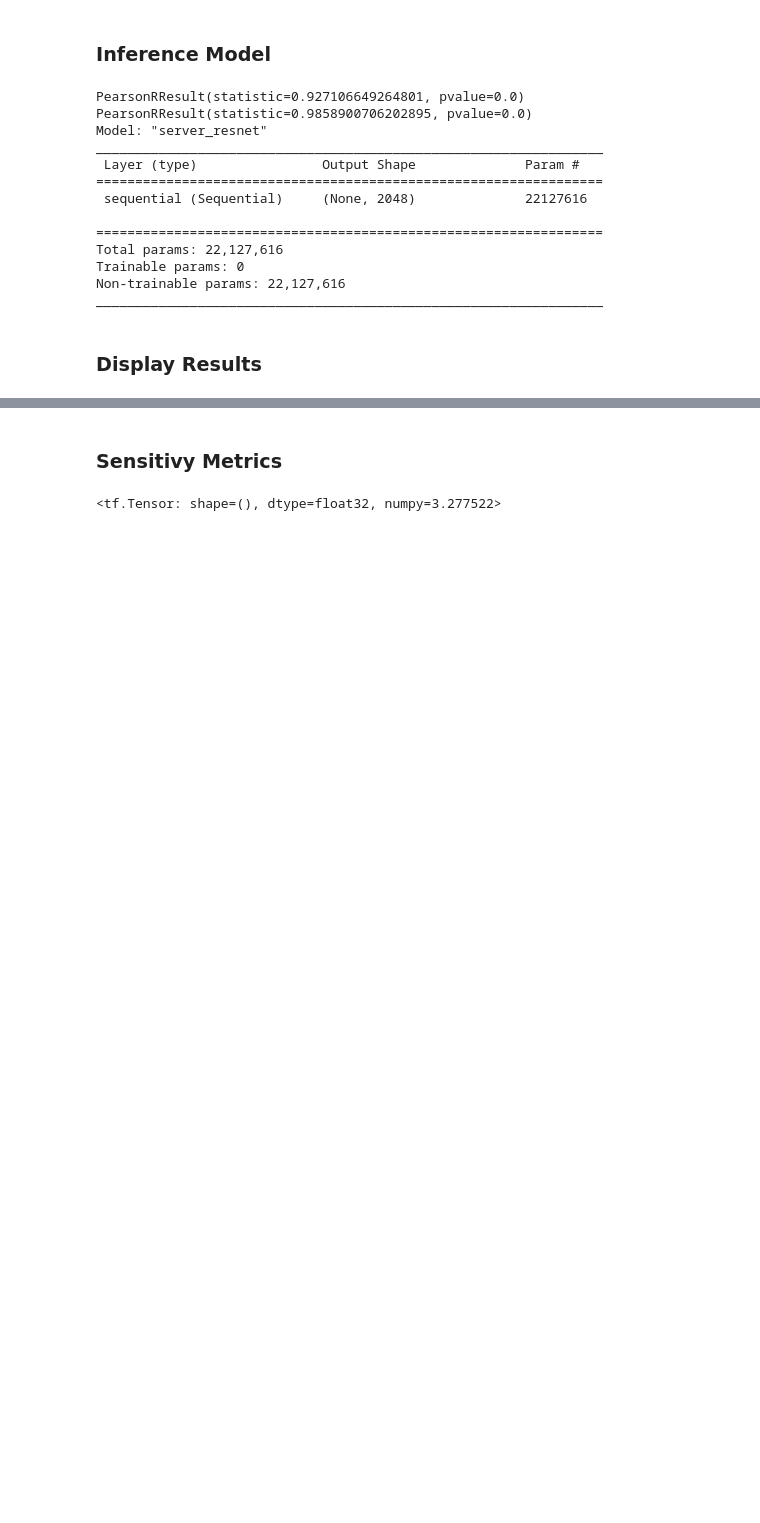
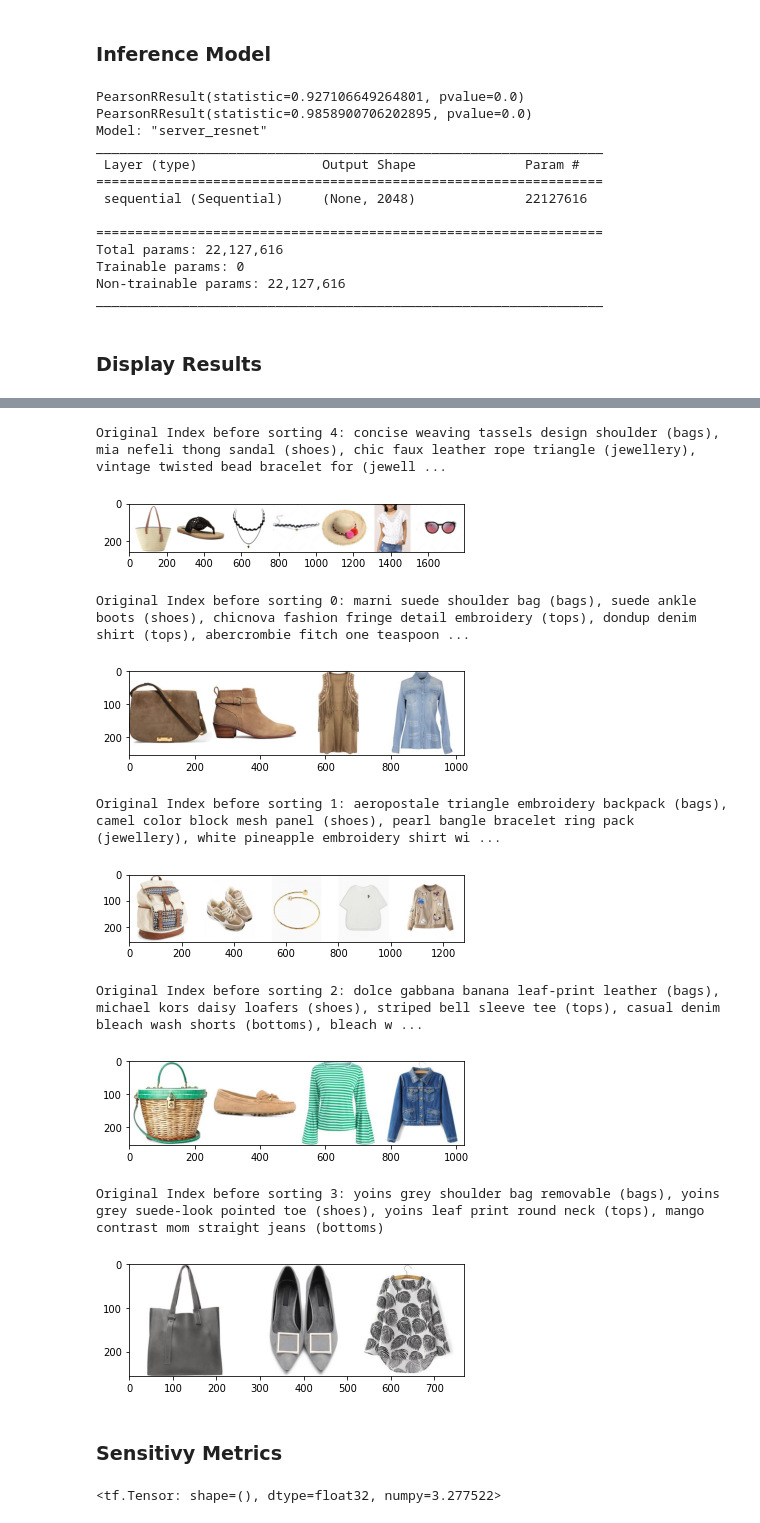
Before and after one commit to josephjkuang/FashionSys, a Jupyter notebook: outfit_generation/server.ipynb, the cells around one changed output, grey strips where cells are left out. Cells and saved outputs as stored; diff of their text form; code cells hidden in the pictures; blank space fills up the shorter version.

```diff
--- a/outfit_generation/server.ipynb
+++ b/outfit_generation/server.ipynb
@@ -34,6 +36,6 @@ if len(embeddings) != len(filenames):
     print(len(embeddings), len(filenames))
 
 # Create nearest neighbor search for embeddings
-neighbors = NearestNeighbors(n_neighbors=6, algorithm='brute', metric='euclidean')
+neighbors = NearestNeighbors(n_neighbors=10, algorithm='brute', metric='euclidean')
 neighbors.fit(embeddings)
 # %% [output]
@@ -211,9 +212,13 @@ display(HTML(html_string))
 [interactive output not drawn]
 [interactive output not drawn]
 # %%
+descriptions, board_imgs = [], []
 # Information to be forwarded to client
 for i, board_id in enumerate(board_ids):
-    descriptions, board_img = aggregate_board(board_id, matched_ids[i])
-    print(descriptions)
-    plt.imshow(board_img)
-    plt.show()
+    description, board_img = aggregate_board(board_id, matched_ids[i])
+    descriptions.append(description)
+    board_imgs.append(board_img)
+
+    # print(description)
+    # plt.imshow(board_img)
+    # plt.show()
@@ -228,0 +227,7 @@ for i, board_id in enumerate(board_ids):
+# %%
+prompt = "Womens Clothing to wear during Hot, sunny. Not like A fashion look from January 2015 featuring preppy shirts, beige jeans and leather oxfords. Browse and shop related looks"
+
+# Create LLM
+tokenizer = AutoTokenizer.from_pretrained("distilbert-base-cased")
+model = DistilBertForMultipleChoice.from_pretrained("distilbert-base-cased")
+labels = labels = torch.tensor(0).unsqueeze(0) #not needed?
@@ -229,3 +240,36 @@ for i, board_id in enumerate(board_ids):
+# %%
+# Format to add prompt to descriptions
+tokenizer_input = []
+for description in descriptions:
+    tokenizer_input.append([prompt, description])
+encoding = tokenizer(tokenizer_input, return_tensors="pt", padding=True)
+
+# Make predictions
+outputs = model(**{k: v.unsqueeze(0) for k, v in encoding.items()}, labels=labels)  # batch size is 1
+logits = outputs.logits
+predicted_label = torch.argmax(logits, dim=1)
+logits_list = logits.tolist()
+
+# Sort the elements
+paired_list = list(zip(descriptions, logits_list[0]))
+sorted_pairs = sorted(enumerate(paired_list), key=lambda x: x[1][1], reverse=True)
+for pair in sorted_pairs:
+    idx, description = pair[0], pair[1][0]
+    print(f"Original Index before sorting {idx}: {description}")
+
+    plt.imshow(board_imgs[idx])
+    plt.show()
+# %% [output]
+Original Index before sorting 4: concise weaving tassels design shoulder (bags), mia nefeli thong sandal (shoes), chic faux leather rope triangle (jewellery), vintage twisted bead bracelet for (jewell ...
+[figure, added]
+Original Index before sorting 0: marni suede shoulder bag (bags), suede ankle boots (shoes), chicnova fashion fringe detail embroidery (tops), dondup denim shirt (tops), abercrombie fitch one teaspoon ...
+[figure, added]
+Original Index before sorting 1: aeropostale triangle embroidery backpack (bags), camel color block mesh panel (shoes), pearl bangle bracelet ring pack (jewellery), white pineapple embroidery shirt wi ...
+[figure, added]
+Original Index before sorting 2: dolce gabbana banana leaf-print leather (bags), michael kors daisy loafers (shoes), striped bell sleeve tee (tops), casual denim bleach wash shorts (bottoms), bleach w ...
+[figure, added]
+Original Index before sorting 3: yoins grey shoulder bag removable (bags), yoins grey suede-look pointed toe (shoes), yoins leaf print round neck (tops), mango contrast mom straight jeans (bottoms)
+[figure, added]
 # %% [markdown]
 ### Sensitivy Metrics
 # %%
```
Also changed, not shown: parts of 6 cells of this notebook, 1 other file.
